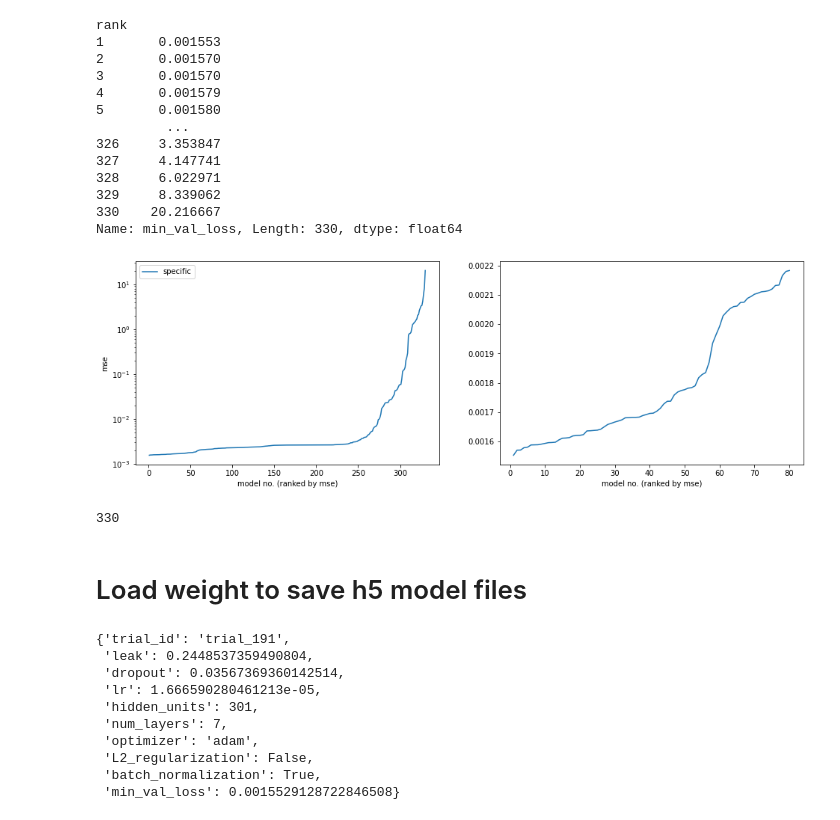
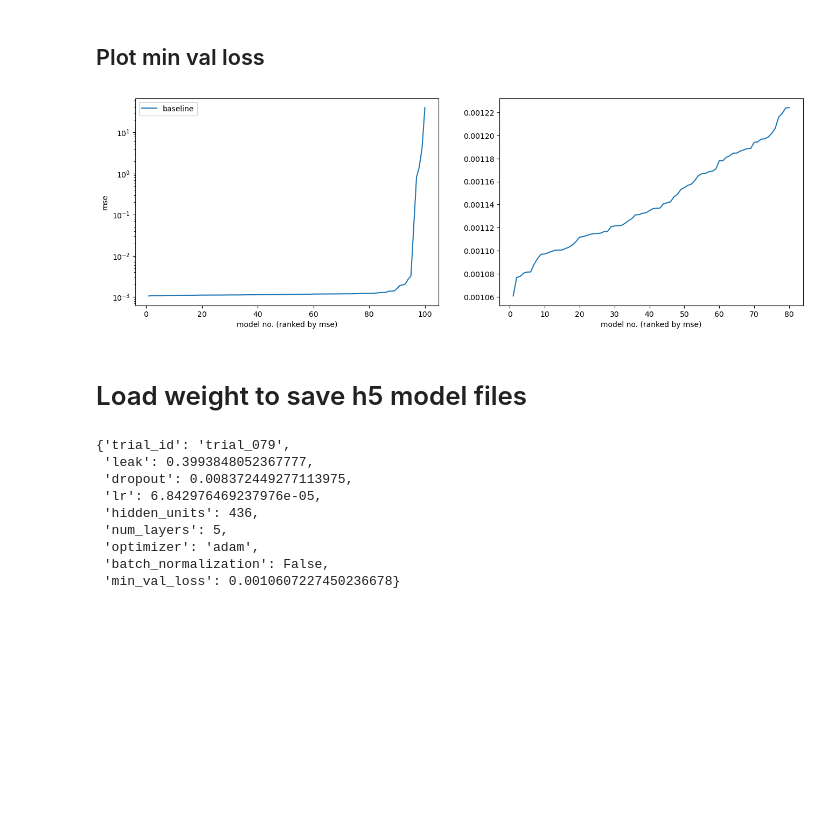
Before and after one commit to SciPritchardLab/ClimScale, a Jupyter notebook: coupling_folder/make_models.ipynb, the cells around one changed output. Saved outputs shown, nothing was run; the diff lists cells and outputs as text; code cells hidden in the pictures; blank space fills up the shorter version.

Commit message:
streamlined model conversion script

```diff
--- a/coupling_folder/make_models.ipynb
+++ b/coupling_folder/make_models.ipynb
@@ -160,16 +42,0 @@ pd_proj
-# %%
-pd_proj['min_val_loss']
-# %% [output]
-rank
-1       0.001553
-2       0.001570
-3       0.001570
-4       0.001579
-5       0.001580
-         ...
-326     3.353847
-327     4.147741
-328     6.022971
-329     8.339062
-330    20.216667
-Name: min_val_loss, Length: 330, dtype: float64
@@ -176,38 +73,34 @@ Name: min_val_loss, Length: 330, dtype: float64
+# %% [markdown]
+## Plot min val loss
 # %%
-fig, ax_ =  plt.subplots(ncols=2)
-ax = ax_[0]
-pd_proj['min_val_loss'].plot(ax=ax, label=proj_name)
+fig, axes =  plt.subplots(ncols=2)
 
-ax.set_yscale('log')
-ax.set_ylabel('mse')
-ax.set_xlabel('model no. (ranked by mse)')
-ax.legend()
-ax = ax_[1]
-pd_proj['min_val_loss'].loc[0:80].plot(ax=ax)
+tuning_df_sorted['min_val_loss'].plot(ax = axes[0], label = proj_name)
+axes[0].set_yscale('log')
+axes[0].set_ylabel('mse')
+axes[0].set_xlabel('model no. (ranked by mse)')
+axes[0].legend()
 
-ax.set_xlabel('model no. (ranked by mse)')
-fig. set_size_inches(16,5)
+tuning_df_sorted['min_val_loss'][0:80].plot(ax=axes[1])
+
+axes[1].set_xlabel('model no. (ranked by mse)')
+fig.set_size_inches(16,5)
 # %% [output]
-[figure, old version]
+[figure, new version]
-# %%
-len(pd_proj['min_val_loss'])
-# %% [output]
-330
 # %% [markdown]
 # Load weight to save h5 model files
 # %%
-summary[proj_name].loc[1].to_dict()
+tuning_df_sorted.loc[1].to_dict()
 # %% [output]
-{'trial_id': 'trial_191',
- 'leak': 0.2448537359490804,
- 'dropout': 0.03567369360142514,
- 'lr': 1.666590280461213e-05,
- 'hidden_units': 301,
- 'num_layers': 7,
+{'trial_id': 'trial_079',
+ 'leak': 0.3993848052367777,
+ 'dropout': 0.008372449277113975,
+ 'lr': 6.842976469237976e-05,
+ 'hidden_units': 436,
+ 'num_layers': 5,
  'optimizer': 'adam',
- 'L2_regularization': False,
- 'batch_normalization': True,
- 'min_val_loss': 0.0015529128722846508}
+ 'batch_normalization': False,
+ 'min_val_loss': 0.0010607227450236678}
 # %%
 def build_model(hp:dict):
     alpha = hp["leak"]
```
Also changed, not shown: parts of 13 cells of this notebook.
